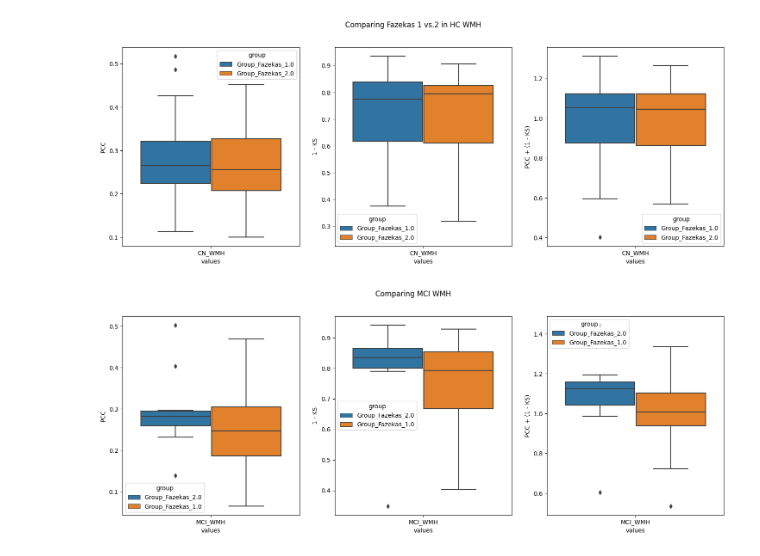
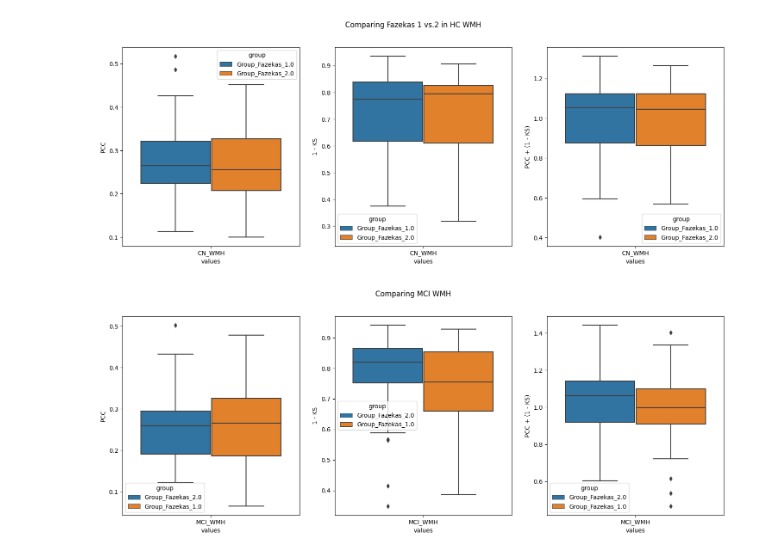
Before and after one commit to dani2442/TMS_in_AD, a Jupyter notebook: 03_modeling_neurolib/petTOAD_exploratory_analysis_evaluate_wmh_groups_jupyter.ipynb, the cells around one changed output. Saved outputs shown, nothing was run; the diff lists cells and outputs as text; code cells hidden in the pictures.

```diff
--- a/03_modeling_neurolib/petTOAD_exploratory_analysis_evaluate_wmh_groups_jupyter.ipynb
+++ b/03_modeling_neurolib/petTOAD_exploratory_analysis_evaluate_wmh_groups_jupyter.ipynb
@@ -206,0 +271,5 @@ perform_group_analyses('Group_Fazekas_2.0')
+# %%
+fzk1_best_fit_b_hc = 0.05
+fzk1_best_fit_w_hc = 0.01
+fzk1_best_fit_b_mci = 0.025
+fzk1_best_fit_w_mci = 0.0
@@ -207,3 +283,8 @@ perform_group_analyses('Group_Fazekas_2.0')
+# %%
+fzk2_best_fit_b_hc = 0.05
+fzk2_best_fit_w_hc = 0.067
+fzk2_best_fit_b_mci = 0.025
+fzk2_best_fit_w_mci = 0.0
 # %%
 # df_boxplot = big_df[(big_df['b'] == 0.1) | (big_df['b'] == 0.1)]
 # df_boxplot = pd.merge(df_boxplot, adnimerge[['PTID','Group_Fazekas_2.0', 'Group_Fazekas_1.0']], on = 'PTID')
@@ -229,8 +310,8 @@ perform_group_analyses('Group_Fazekas_2.0')
 #                 hue = 'group',
 #                 order=order)
 # %%
-# Create a smaller dataset only with b = 0.05 and b=0.025 since those seem the best
-df_boxplot = big_df[(big_df['b'] == 0.05) | (big_df['b'] == 0.025)]
+# Create a smaller dataset selecting only the best
+df_boxplot = big_df[(big_df['b'] == fzk1_best_fit_b_hc) | (big_df['b'] == fzk2_best_fit_b_hc) | (big_df['b'] == fzk1_best_fit_b_mci) | (big_df['b'] == fzk2_best_fit_b_mci) | (big_df['b'] == 0)]
 # Merge this database with just the column of interest
 df_boxplot = pd.merge(df_boxplot, adnimerge[['PTID','Group_Fazekas_2.0', 'Group_Fazekas_1.0']], on = 'PTID')
 # Pivot to long
@@ -242,12 +323,11 @@ df_boxplot_long['summed_fc_phfcd'] = df_boxplot_long['fc_pearson'] + df_boxplot_
 dummy_cat = pd.CategoricalDtype(['CN_WMH'])
 order = [cat for cat in dummy_cat.categories if df_boxplot_long['values'].str.contains(cat).any()]
 
-# By looking at the graphs for HC WMH, the best w and b for both types of groupings criteria
-# happen to be b = 0.1 and w = -0.03 (compensatory activity?)
-compare_df_hc_2 = df_boxplot_long[(df_boxplot_long['w'] == 0.067) & (df_boxplot_long['b'] == 0.05)]
+# Idk why if I use fzk1_best_fit_w_hc is not working.. so for now insert manually
+compare_df_hc_1 = df_boxplot_long[(df_boxplot_long['w'] == 0.1) & (df_boxplot_long['b'] == fzk1_best_fit_b_hc)]
+compare_df_hc_1 = compare_df_hc_1[compare_df_hc_1['group'] == 'Group_Fazekas_1.0']
+compare_df_hc_2 = df_boxplot_long[(df_boxplot_long['w'] == 0.067) & (df_boxplot_long['b'] == fzk2_best_fit_b_hc)]
 compare_df_hc_2 = compare_df_hc_2[compare_df_hc_2['group'] == 'Group_Fazekas_2.0']
-compare_df_hc_1 = df_boxplot_long[(df_boxplot_long['w'] == 0.1) & (df_boxplot_long['b'] == 0.05)]
-compare_df_hc_1 = compare_df_hc_1[compare_df_hc_1['group'] == 'Group_Fazekas_1.0']
 joined_compare_df_hc = pd.concat([compare_df_hc_1, compare_df_hc_2])
 
 fig, axs = plt.subplots(1,3, figsize = (18, 6))
@@ -278,39 +358,37 @@ plt.savefig(EXPL_FIG_DIR / "compare_best_b_w_among_groupings_hc_wmh.png")
 [figure]
 # %%
 
-# By looking at the graphs for MCI WMH, the best w and b for both types of groupings criteria
-# happen to be b = 0 and, respectively w = 0.04 for Fazekas <=2 and w = 0.07 for Fazekas <2
-compare_df_mci_2 = df_boxplot_long[(df_boxplot_long['w'] == -0.033) & (df_boxplot_long['b'] == 0.025)]
+compare_df_mci_1 = df_boxplot_long[(df_boxplot_long['w'] == 0.033) & (df_boxplot_long['b'] == fzk1_best_fit_b_mci)]
+compare_df_mci_1 = compare_df_mci_1[compare_df_mci_1['group'] == 'Group_Fazekas_1.0']
+compare_df_mci_2 = df_boxplot_long[(df_boxplot_long['w'] == -0.033) & (df_boxplot_long['b'] == fzk2_best_fit_b_mci)]
 compare_df_mci_2 = compare_df_mci_2[compare_df_mci_2['group'] == 'Group_Fazekas_2.0']
-compare_df_mci_1 = df_boxplot_long[(df_boxplot_long['w'] == 0.033) & (df_boxplot_long['b'] == 0.025)]
-compare_df_mci_1 = compare_df_mci_1[compare_df_mci_1['group'] == 'Group_Fazekas_1.0']
 joined_compare_df = pd.concat([compare_df_mci_2, compare_df_mci_1])
 dummy_cat = pd.CategoricalDtype(['MCI_WMH'])
 order = [cat for cat in dummy_cat.categories if df_boxplot_long['values'].str.contains(cat).any()]
 
 fig, axs = plt.subplots(1,3, figsize = (18, 6))
 sns.boxplot(ax = axs[0],
             data = joined_compare_df,
             x = 'values',
             y = 'fc_pearson',
             hue = 'group',
             order=order)
 axs[0].set_ylabel('PCC')
 sns.boxplot(ax = axs[1],
             data = joined_compare_df,
             x = 'values',
             y = 'phfcd_ks',
             hue = 'group',
             order=order)
 axs[1].set_ylabel('1 - KS')
 sns.boxplot(ax = axs[2],
             data = joined_compare_df,
             x = 'values',
             y = 'summed_fc_phfcd',
             hue = 'group',
             order=order)
 axs[2].set_ylabel('PCC + (1 - KS)')
 fig.suptitle('Comparing MCI WMH')
 plt.savefig(EXPL_FIG_DIR / "compare_best_b_w_among_groupings_mci_wmh.png")
 # %% [output]
-[figure, old version]
+[figure, new version]
```
Also changed, not shown: parts of 28 cells of this notebook.
